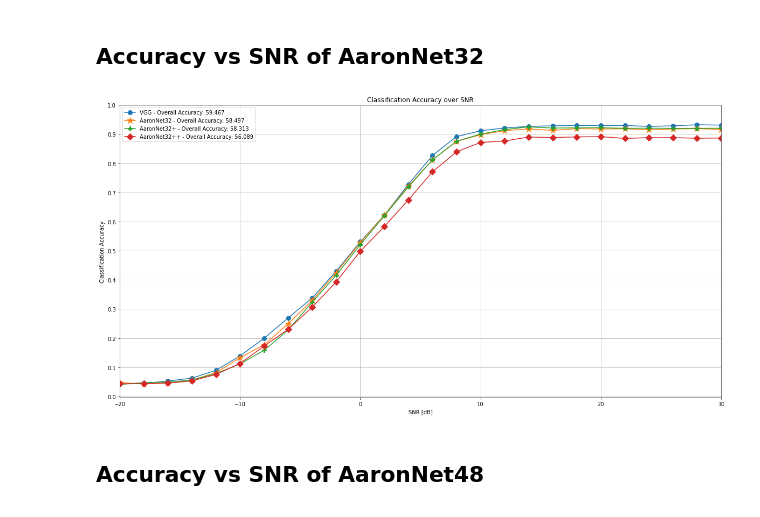
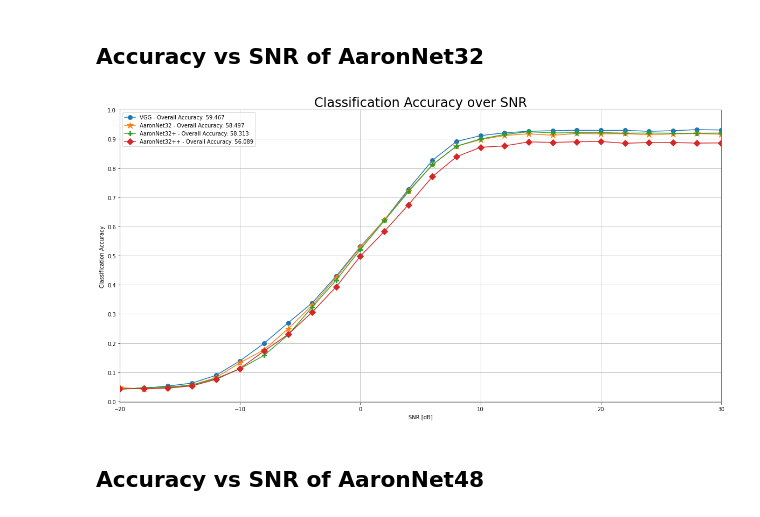
Before and after one commit to ITU-AI-ML-in-5G-Challenge/ITU-ML5G-PS-007-Aaronica, a Jupyter notebook: evaluation.ipynb, the cells around one changed output. Drawn from its saved outputs; the diff is of its cells as text; code cells hidden in the pictures.

```diff
--- a/evaluation.ipynb
+++ b/evaluation.ipynb
@@ -230,24 +232,25 @@ for snr in dataset.snr_classes:
 # %%
 plt.figure(figsize=(20,10))
 plt.plot(dataset.snr_classes, VGG_accs, marker='o', markersize=8)
 plt.plot(dataset.snr_classes, AaronNet32_accs, marker='*', markersize=12)
 plt.plot(dataset.snr_classes, AaronNet32plus_accs, marker='P', markersize=8)
 plt.plot(dataset.snr_classes, AaronNet32plusplus_accs, marker='D', markersize=8)
 plt.legend([
     f"VGG - Overall Accuracy: {np.mean(VGG_accs)*100:0.3f}",
     f"AaronNet32 - Overall Accuracy: {np.mean(AaronNet32_accs)*100:0.3f}",
     f"AaronNet32+ - Overall Accuracy: {np.mean(AaronNet32plus_accs)*100:0.3f}",
     f"AaronNet32++ - Overall Accuracy: {np.mean(AaronNet32plusplus_accs)*100:0.3f}"])
+plt.rcParams.update({'font.size': 20})
 plt.xlabel("SNR [dB]")
 plt.xlim([-20, 30])
 plt.ylabel("Classification Accuracy")
 plt.yticks(np.arange(0, 1.1, 0.1))
 plt.title("Classification Accuracy over SNR")
 plt.grid()
 plt.title("Classification Accuracy over SNR")
 plt.show()
 # %% [output]
-[figure, old version]
+[figure, new version]
 # %% [markdown]
 ## Accuracy vs SNR of AaronNet48
 # %%
```
Also changed, not shown: parts of 13 cells of this notebook, 4 other files.
